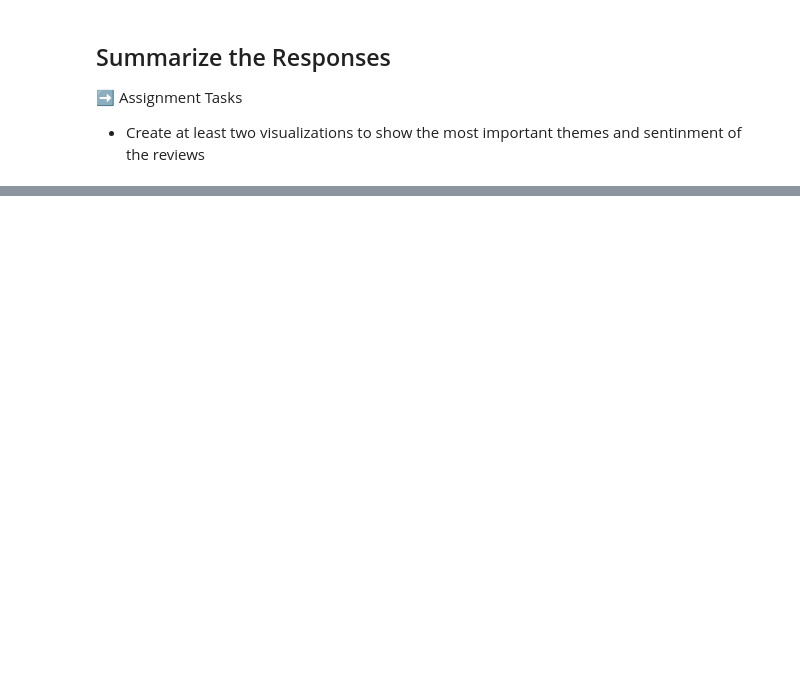
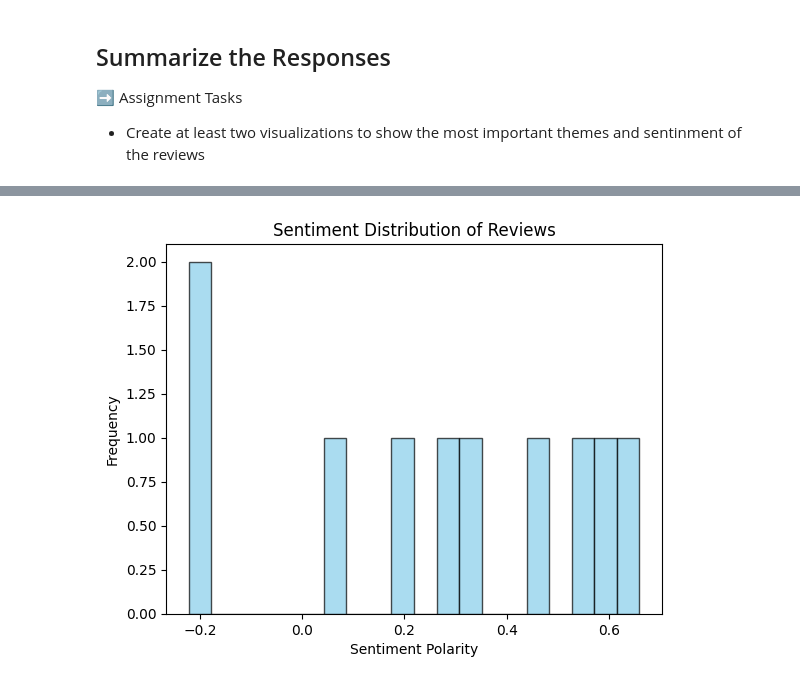
Before and after one commit to u1331486/IS-4487-Labs, a Jupyter notebook: Labs/Scripts/lab14_megatelco_reviews.ipynb, the cells around one changed output, grey strips where cells are left out. Drawn from its saved outputs; the diff is of its cells as text; code cells hidden in the pictures; blank space fills up the shorter version.

```diff
--- a/Labs/Scripts/lab14_megatelco_reviews.ipynb
+++ b/Labs/Scripts/lab14_megatelco_reviews.ipynb
@@ -138,0 +242,20 @@ print(response.choices[0].message.content)
+# %%
+# Analyze sentiment
+from textblob import TextBlob
+
+# Function to get sentiment polarity
+def get_sentiment(text):
+    analysis = TextBlob(text)
+    return analysis.sentiment.polarity
+
+# Add sentiment polarity to DataFrame
+df_responses['Sentiment'] = df_responses['Completion'].apply(get_sentiment)
+
+# Plot histogram of sentiment polarity
+plt.hist(df_responses['Sentiment'], bins=20, color='skyblue', edgecolor='black', alpha=0.7)
+plt.title('Sentiment Distribution of Reviews')
+plt.xlabel('Sentiment Polarity')
+plt.ylabel('Frequency')
+plt.show()
+# %% [output]
+[figure, added]
```
Also changed, not shown: parts of 7 cells of this notebook.
